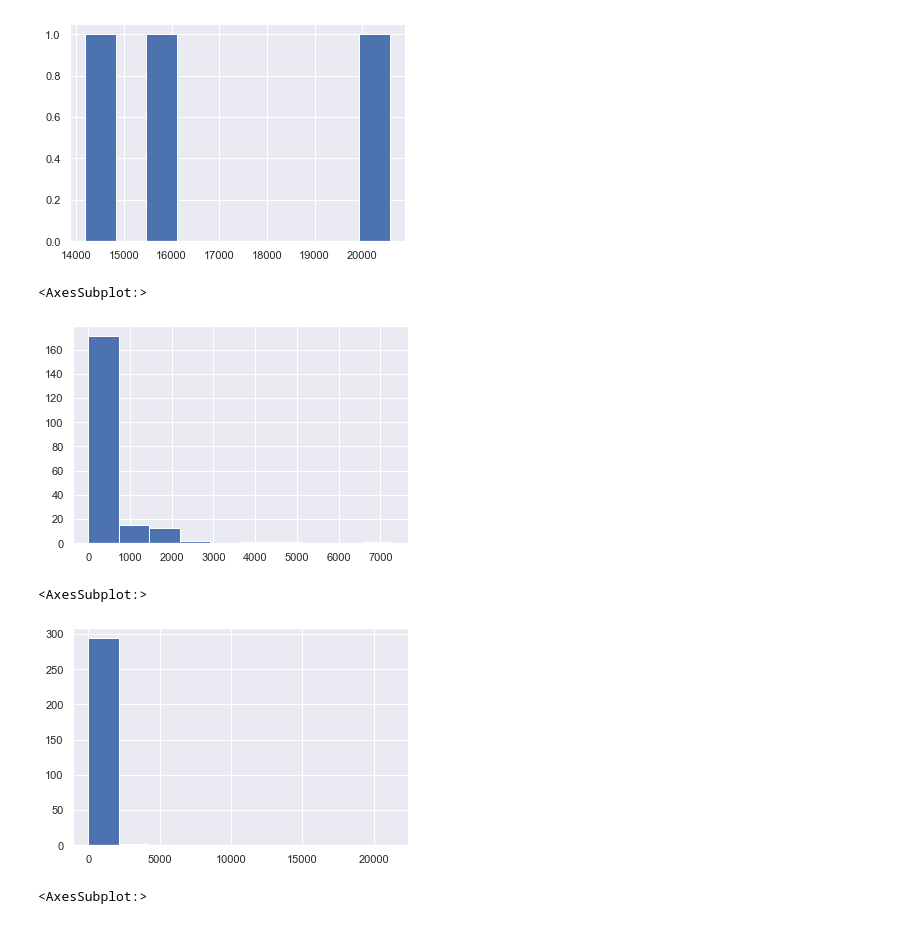
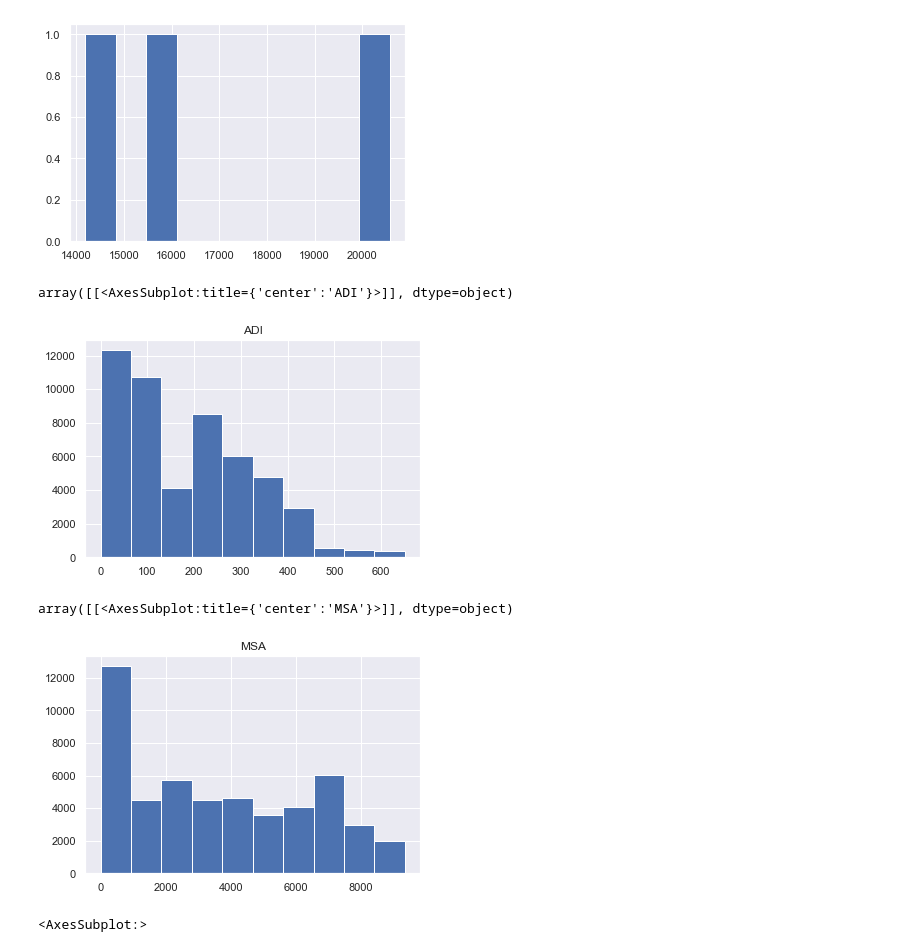
Before and after one commit to vipulswamy/lab-feature-engineering, a Jupyter notebook: lab2.ipynb, the cells around one changed output. Saved outputs shown, nothing was run; the diff lists cells and outputs as text; code cells hidden in the pictures.

Commit message:
updated final solutions - cleaned data

```diff
--- a/lab2.ipynb
+++ b/lab2.ipynb
@@ -51,0 +70,2 @@ Name: GEOCODE2, dtype: int64
+# %%
+data1 = data1[data1['WEALTH1'].notna()]
@@ -94,0 +117,3 @@ Name: DMA, Length: 206, dtype: int64
+# %%
+m = data1[data1['ADI'].notna()]['ADI'].mode()[0]
+m
@@ -94,0 +122,2 @@ Name: DMA, Length: 206, dtype: int64
+# %%
+data1['ADI'] = data1['ADI'].fillna(m)
@@ -151,16 +173,16 @@ binned_data.hist()
 [figure]
 # %%
 sns.set()
-data1[['ADI']].value_counts(ascending=True).hist()
+data1[['ADI']].hist()
 # %% [output]
-<AxesSubplot:>
+array([[<AxesSubplot:title={'center':'ADI'}>]], dtype=object)
-[figure, old version]
+[figure, new version]
 # %%
 sns.set()
-data1[['MSA']].value_counts(ascending=True).hist()
+data1[['MSA']].hist()
 # %% [output]
-<AxesSubplot:>
+array([[<AxesSubplot:title={'center':'MSA'}>]], dtype=object)
-[figure, old version]
+[figure, new version]
 # %%
 sns.set()
 data1['MSA'].hist()
```
Also changed, not shown: parts of 16 cells of this notebook.
